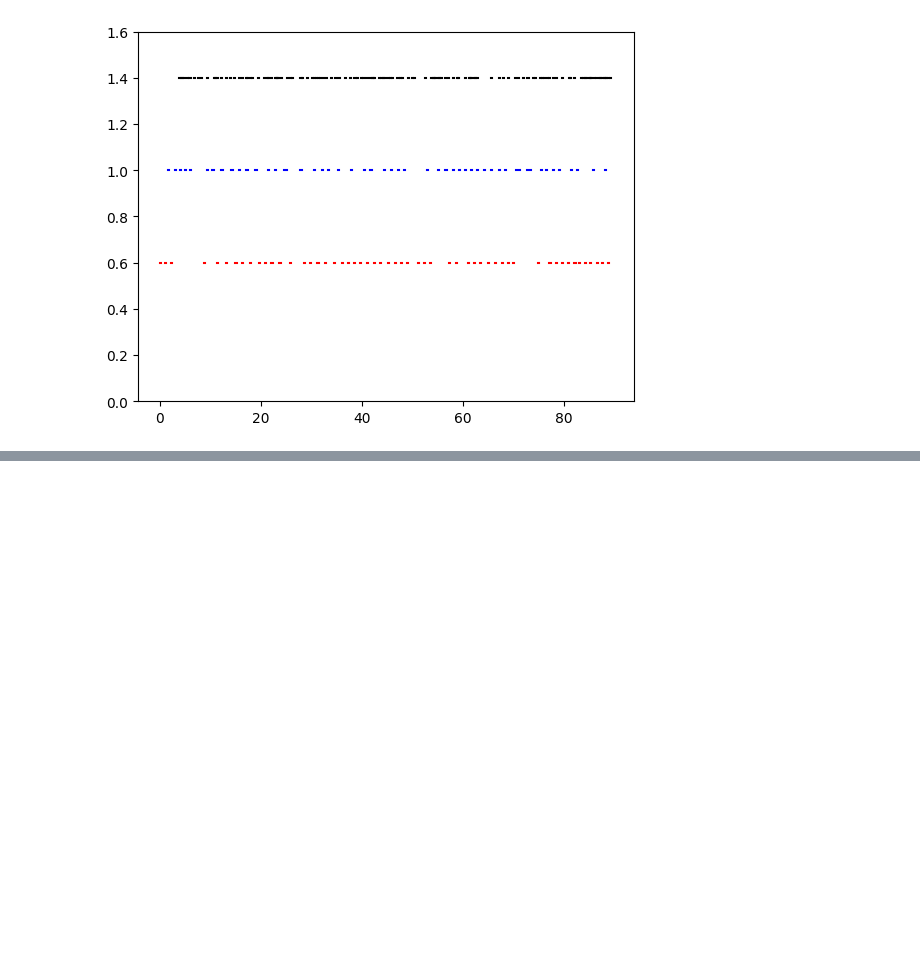
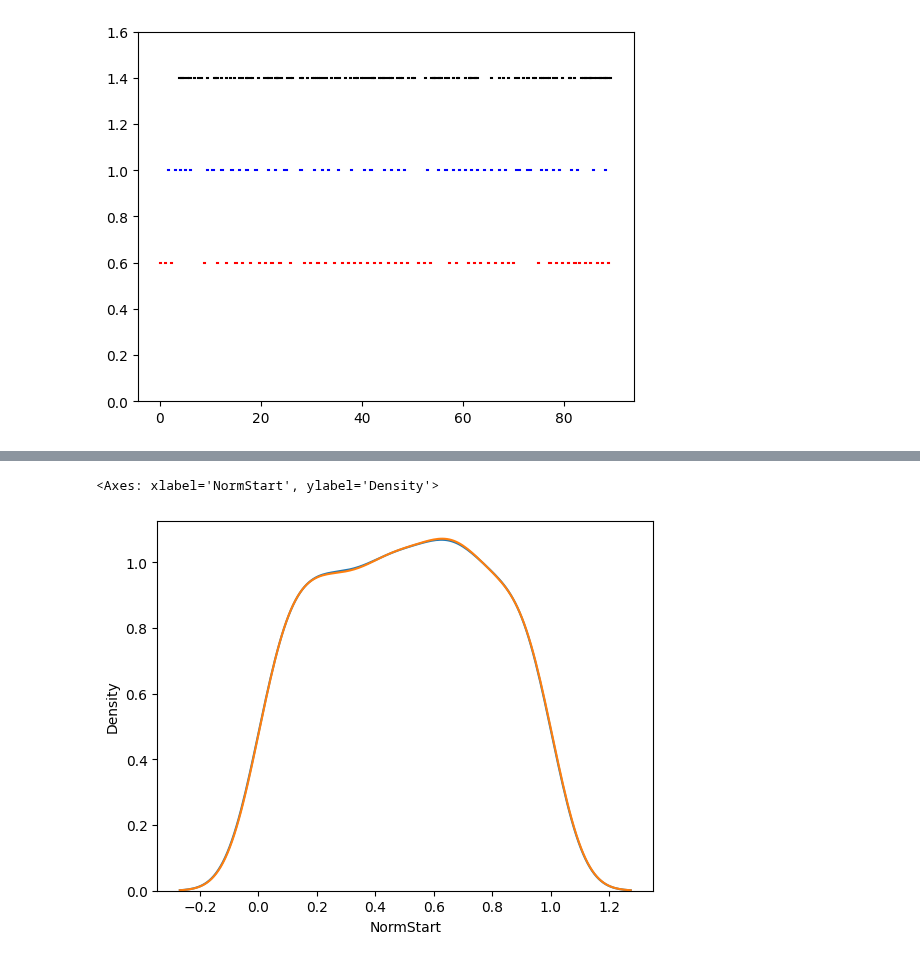
Before and after one commit to BonnenLab/visualize-skelly-laser-environment, a Jupyter notebook: fixations-vs-feet.ipynb, the cells around one changed output, grey strips where cells are left out. Cells and saved outputs as stored; diff of their text form; code cells hidden in the pictures; blank space fills up the shorter version.

```diff
--- a/fixations-vs-feet.ipynb
+++ b/fixations-vs-feet.ipynb
@@ -121 +199,9 @@ stopNearest = np.array(stop_indices)
+# %%
+import seaborn as sns
+
+sns.kdeplot(data=df, x='NormStart')
+sns.kdeplot(data=df, x='NormStop')
+# %% [output]
+<Axes: xlabel='NormStart', ylabel='Density'>
+[figure, added]
 # %%
```
Also changed, not shown: parts of 14 cells of this notebook.
